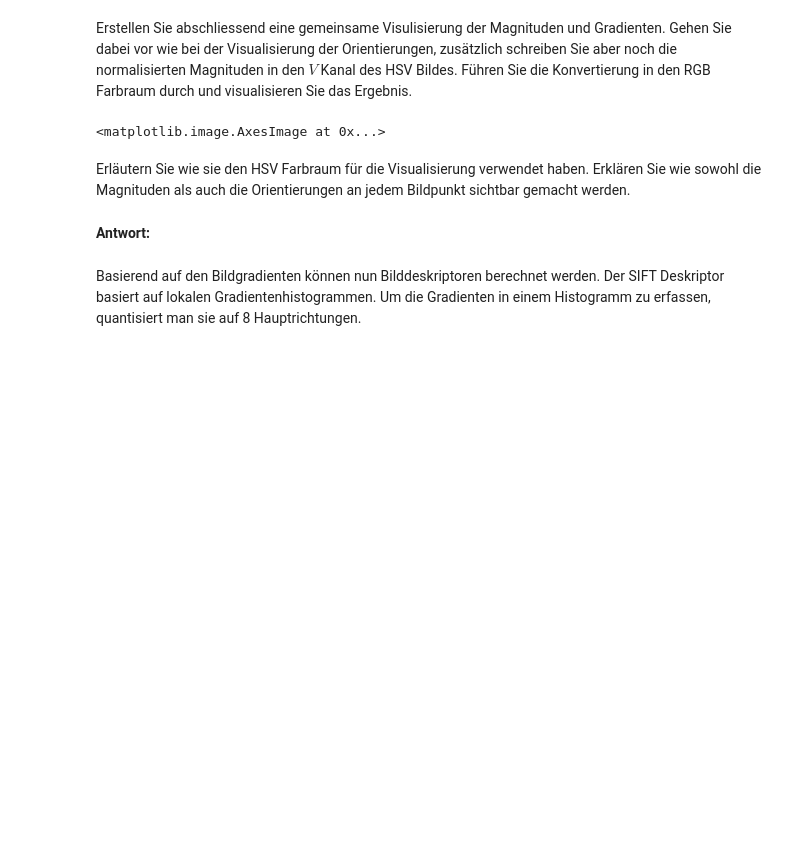
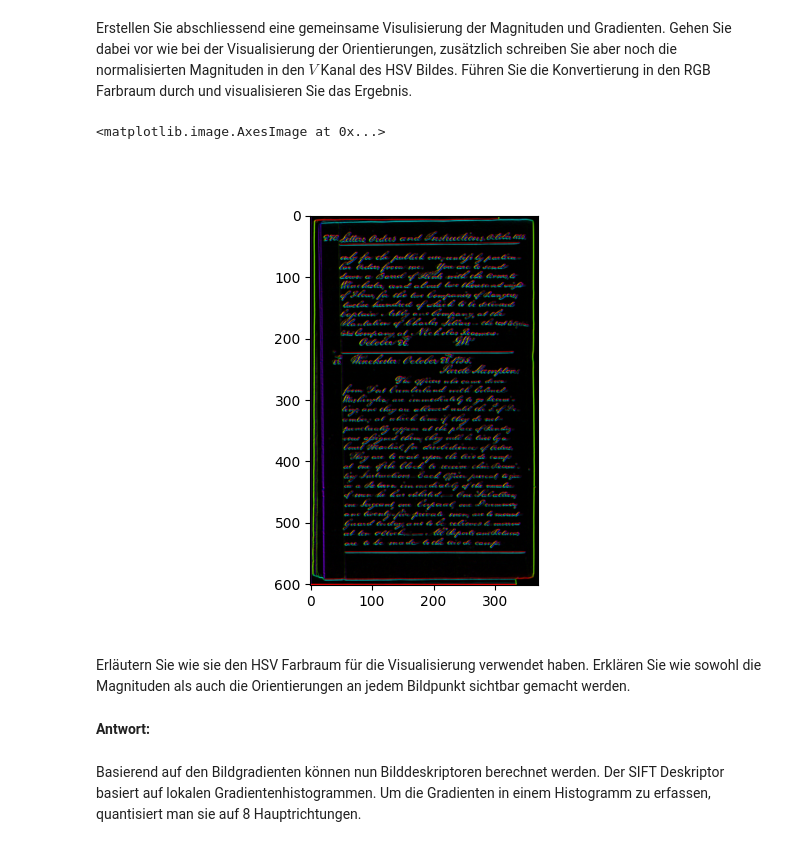
Before and after one commit to magdyamr542/fachprojekt, a Jupyter notebook: aufgabe5/aufgabe05.ipynb, the cells around one changed output. Drawn from its saved outputs; the diff is of its cells as text; code cells hidden in the pictures; blank space fills up the shorter version.

```diff
--- a/aufgabe5/aufgabe05.ipynb
+++ b/aufgabe5/aufgabe05.ipynb
@@ -146,18 +159,21 @@ Erstellen Sie abschliessend eine gemeinsame Visulisierung der Magnituden und Gra
 # %%
 # magnitude
 magnitude = np.sqrt(sobel_x ** 2 + sobel_y ** 2)
 magnitude_max = np.amax(magnitude)
 magnitude_min = np.amin(magnitude)
 magnitude_normalized = ( magnitude  - magnitude_min) / (magnitude_max - magnitude_min)
 rows = len(magnitude)
 cols = len(magnitude[0])
 ones[:,:,2] = magnitude_normalized
 ones_in_rgb = matplotlib.colors.hsv_to_rgb(ones)
 
 # Die colormap legt fest wie die Intensitätswerte interpretiert werden.
-plt.imshow(ones_in_rgb)
+fig = plt.figure()
+ax = fig.add_subplot(111)
+ax.imshow(ones_in_rgb)
 # %% [output]
 <matplotlib.image.AxesImage at 0x...>
+[figure, added]
 # %% [markdown]
 Erläutern Sie wie sie den HSV Farbraum für die Visualisierung verwendet haben. Erklären Sie wie sowohl die Magnituden als auch die Orientierungen an jedem Bildpunkt sichtbar gemacht werden.
 # %% [markdown]
```
Also changed, not shown: parts of 12 cells of this notebook.
